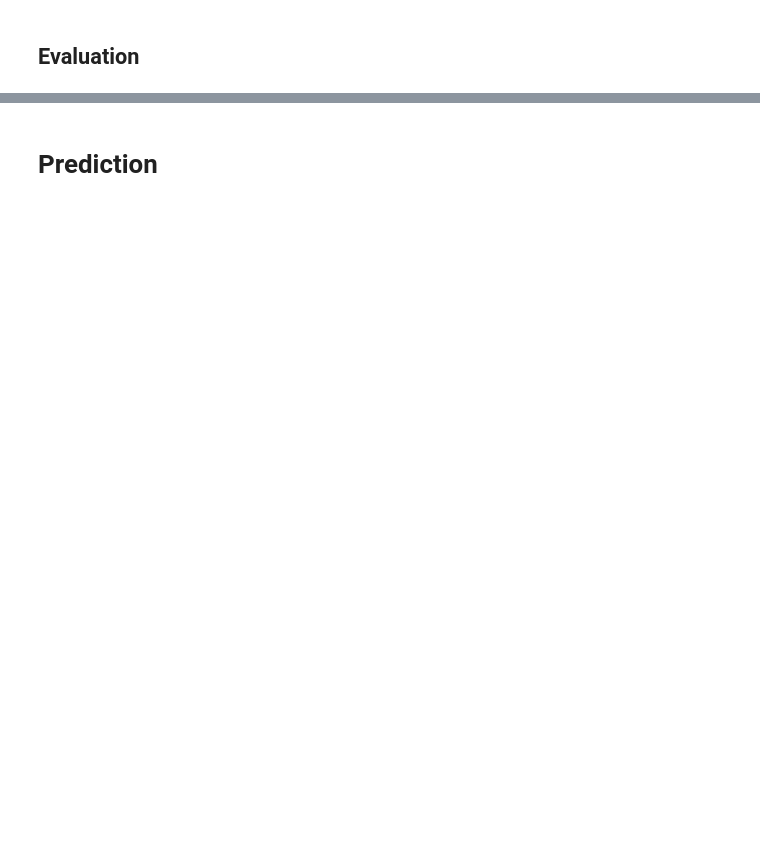
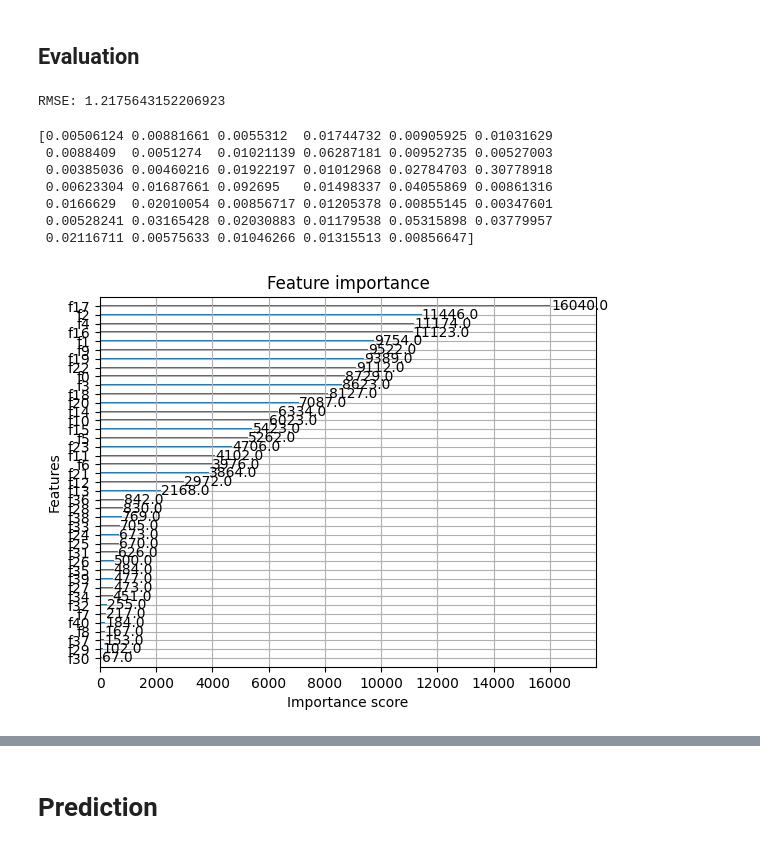
Before and after one commit to karlanalytik/demand-forecasting-model, a Jupyter notebook: forecast_predict_model.ipynb, the cells around one changed output, grey strips where cells are left out. Drawn from its saved outputs; the diff is of its cells as text; code cells hidden in the pictures; blank space fills up the shorter version.

```diff
--- a/forecast_predict_model.ipynb
+++ b/forecast_predict_model.ipynb
@@ -625,0 +1171,8 @@ data.to_feather('data/clean_data.feather')
+# %%
+split_date = monthly['month'].max() - 3
+
+X_train = X[monthly['month'] <= split_date].drop(columns = 'month')
+y_train = y[monthly['month'] <= split_date]
+
+X_valid = X[monthly['month'] > split_date].drop(columns = 'month')
+y_valid = y[monthly['month'] > split_date]
@@ -625,0 +1185,17 @@ data.to_feather('data/clean_data.feather')
+# %%
+model = XGBRegressor(
+    n_estimators = 800,
+    learning_rate = 0.05,
+    max_depth = 8,
+    subsample = 0.8,
+    colsample_bytree = 0.8,
+    objective = 'reg:squarederror',
+    random_state = 42
+)
+
+model.fit(
+    X_train,
+    y_train,
+    eval_set = [(X_valid, y_valid)],
+    verbose = 100
+)
@@ -626,2 +1223,24 @@ data.to_feather('data/clean_data.feather')
 # %% [markdown]
 ## Evaluation
+# %%
+preds = model.predict(X_valid)
+#preds = np.clip(preds, 0, 20)
+rmse = np.sqrt(mean_squared_error(y_valid, preds))
+print('RMSE:', rmse)
+# %% [output]
+RMSE: 1.2175643152206923
+# %%
+# feature importance
+print(model.feature_importances_)
+# plot
+plot_importance(model)
+plt.show()
+# %% [output]
+[0.00506124 0.00881661 0.0055312  0.01744732 0.00905925 0.01031629
+ 0.0088409  0.0051274  0.01021139 0.06287181 0.00952735 0.00527003
+ 0.00385036 0.00460216 0.01922197 0.01012968 0.02784703 0.30778918
+ 0.00623304 0.01687661 0.092695   0.01498337 0.04055869 0.00861316
+ 0.0166629  0.02010054 0.00856717 0.01205378 0.00855145 0.00347601
+ 0.00528241 0.03165428 0.02030883 0.01179538 0.05315898 0.03779957
+ 0.02116711 0.00575633 0.01046266 0.01315513 0.00856647]
+[figure, added]
```
Also changed, not shown: parts of 113 cells of this notebook, 8 other files.
